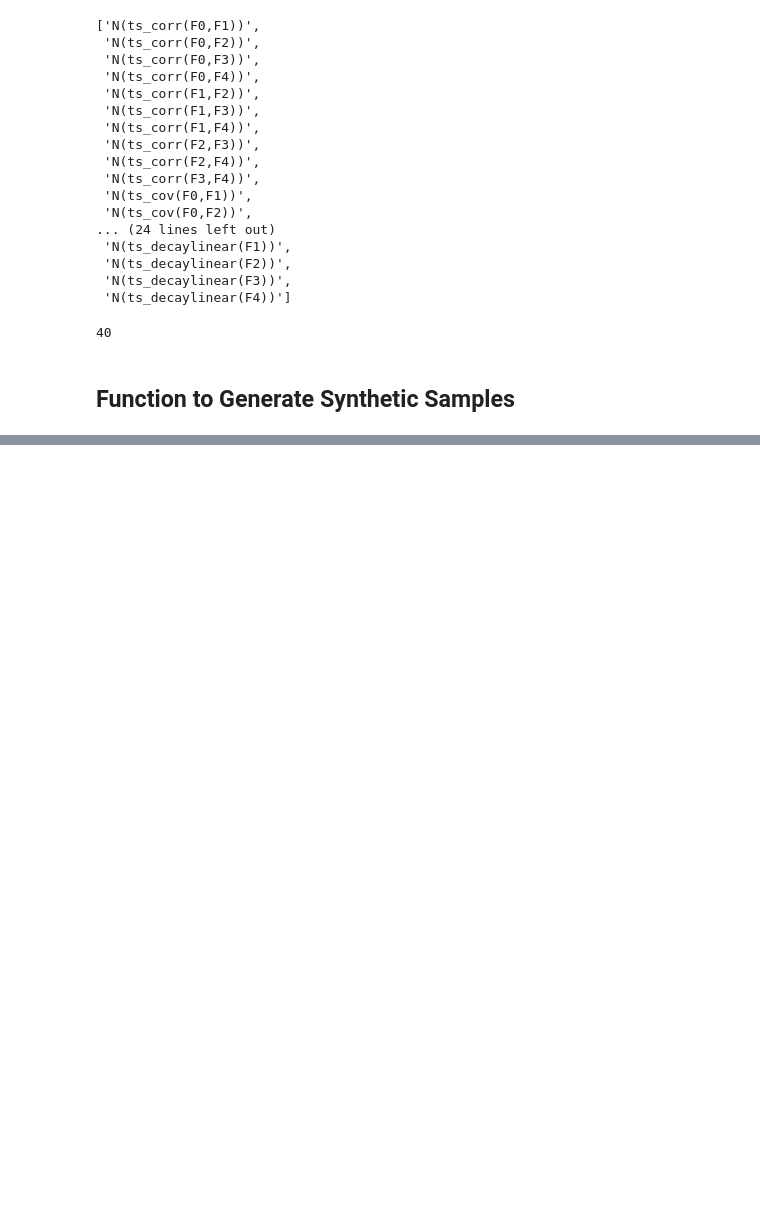
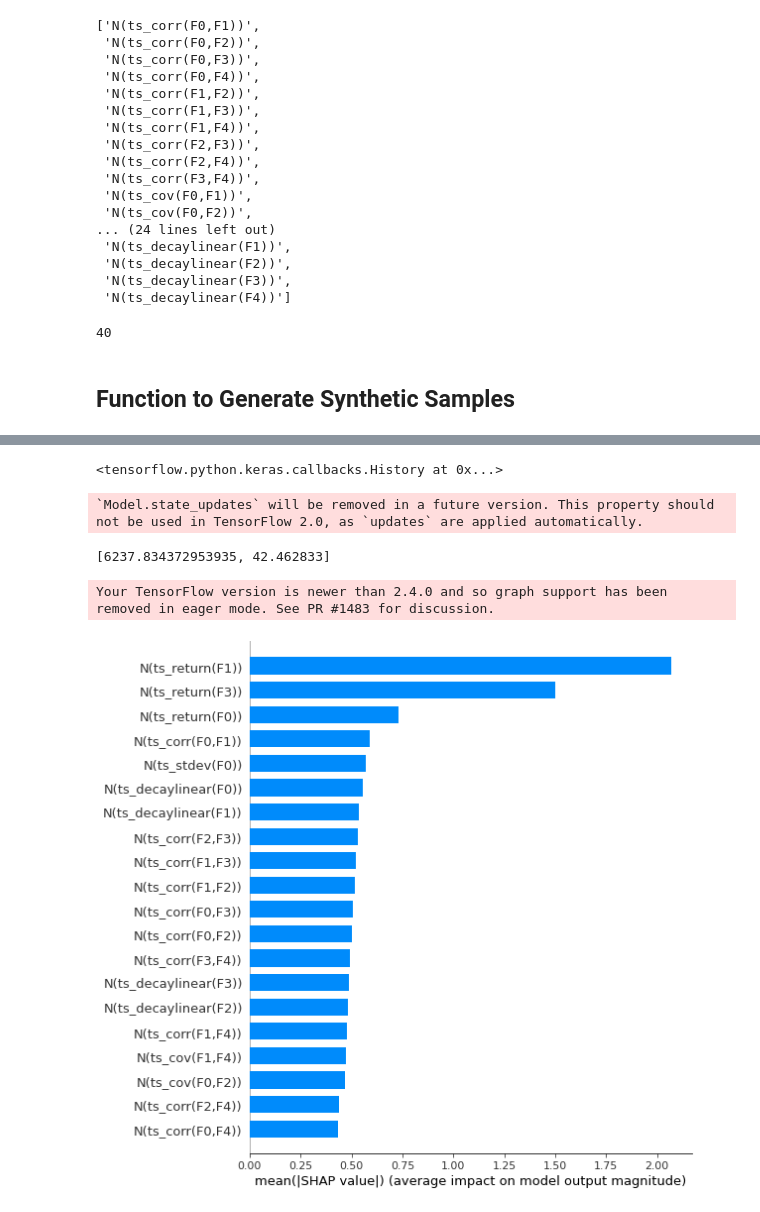
Before and after one commit to shizukazc/NNResearchProject, a Jupyter notebook: AlphaNetPro.ipynb, the cells around one changed output, grey strips where cells are left out. Cells and saved outputs as stored; diff of their text form; code cells hidden in the pictures; blank space fills up the shorter version.

```diff
--- a/AlphaNetPro.ipynb
+++ b/AlphaNetPro.ipynb
@@ -416,0 +540,12 @@ array([[0.556159  , 0.37320736, 0.8774587 , 0.6654548 , 0.17773609,
+# %%
+class MinPooling1D(layers.MaxPooling1D):
+    def __init__(self, pool_size=2, strides=None, padding='valid', data_format='channels_last', **kwargs):
+        super(MinPooling1D, self).__init__(
+            pool_size=pool_size,
+            strides=strides,
+            padding=padding,
+            data_format=data_format,
+            **kwargs)
+
+    def pooling_function(inputs, pool_size, strides, padding, data_format):
+        return -K.pool1d(-inputs, pool_size, strides, padding, data_format, pool_mode='max')
@@ -416,0 +613,23 @@ array([[0.556159  , 0.37320736, 0.8774587 , 0.6654548 , 0.17773609,
+# %%
+model.fit(syn_train_data, syn_train_targets, epochs=20, batch_size=32, verbose=0)
+# %% [output]
+<tensorflow.python.keras.callbacks.History at 0x...>
+# %%
+model.evaluate(syn_test_data, syn_test_targets)
+# %% [output]
+`Model.state_updates` will be removed in a future version. This property should not be used in TensorFlow 2.0, as `updates` are applied automatically.
+[6237.834372953935, 42.462833]
+# %%
+shap_dexp = shap.DeepExplainer(model, syn_train_data)
+
+shap_values = shap_dexp.shap_values(syn_test_data)
+
+shap_values = shap_values[0]
+shap_values = np.hstack(shap_values)
+shap_values = np.transpose(shap_values)
+# %% [output]
+Your TensorFlow version is newer than 2.4.0 and so graph support has been removed in eager mode. See PR #1483 for discussion.
+# %%
+shap.summary_plot(shap_values, features=syn_test_data, feature_names=syn_feats, plot_type='bar')
+# %% [output]
+[figure, added]
```
Also changed, not shown: parts of 36 cells of this notebook.
